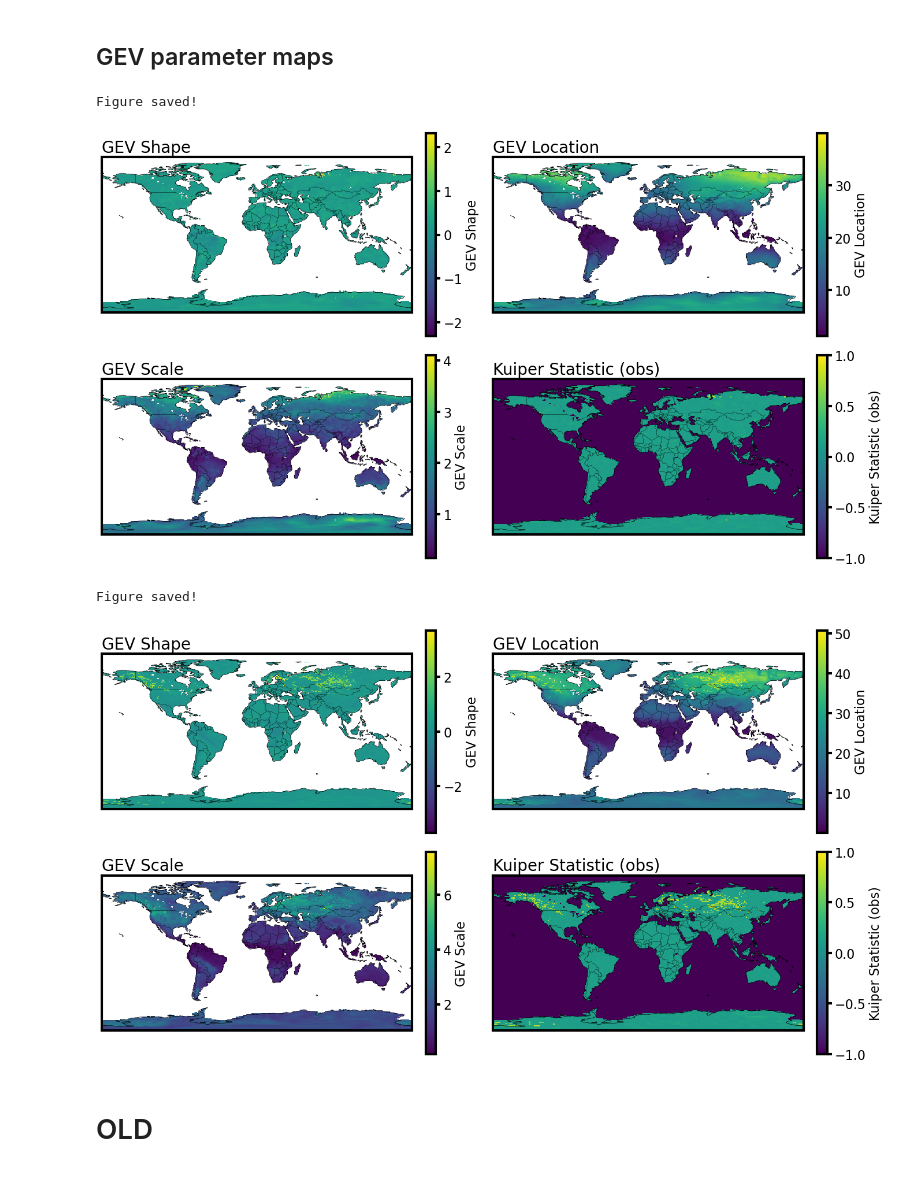
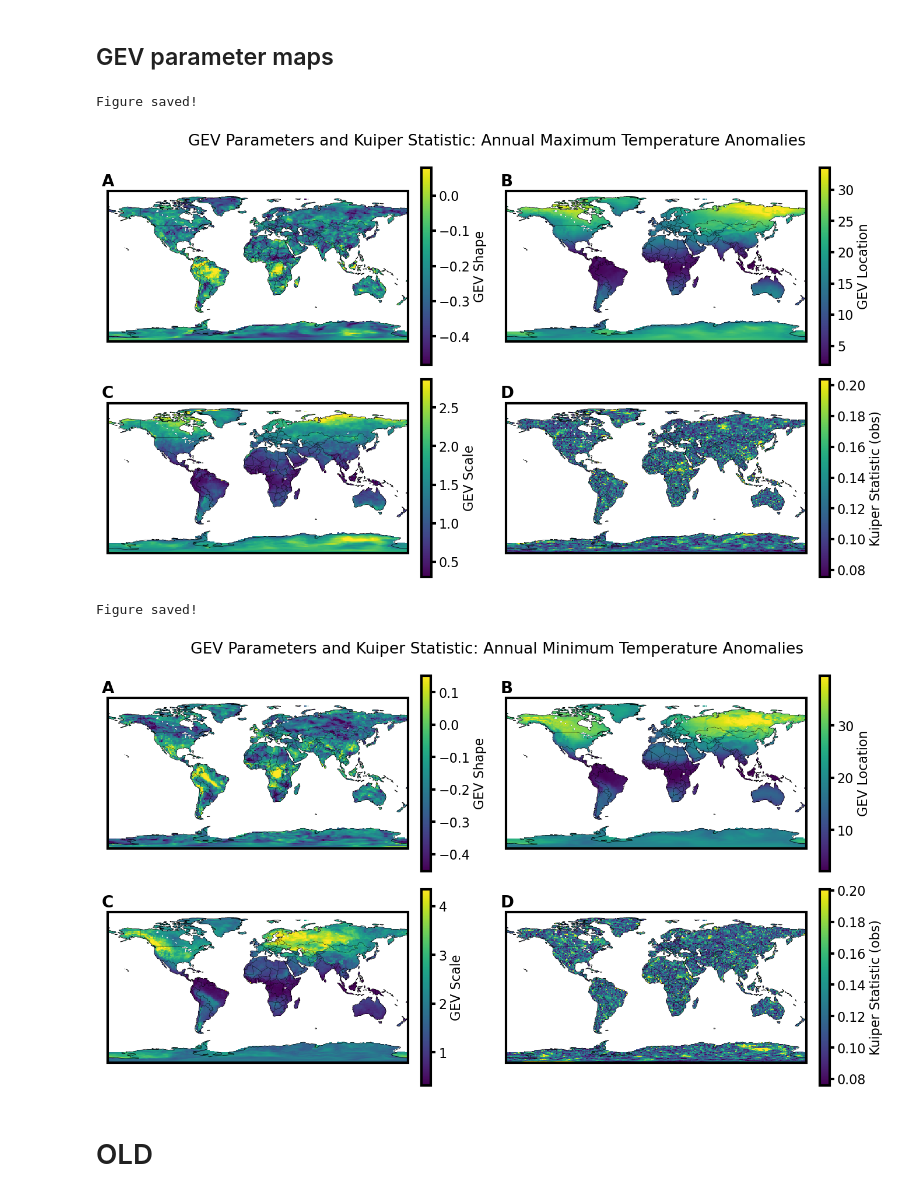
Before and after one commit to adam-bauer-34/gev-heat-waves, a Jupyter notebook: kuiper_analysis.ipynb, the cells around one changed output. Saved outputs shown, nothing was run; the diff lists cells and outputs as text; code cells hidden in the pictures.

```diff
--- a/kuiper_analysis.ipynb
+++ b/kuiper_analysis.ipynb
@@ -154,7 +165,7 @@ Figure saved!
 # %% [markdown]
 ## GEV parameter maps
 # %%
-def plot_gev_parameters(shape, loc, scale, k, titles=None, save_fig=True,
+def plot_gev_parameters(shape, loc, scale, k, titles=None, suptitle=None, save_fig=True,
                         filename_args=['gev-k', 'png', 'figs']):
     """
     Plot four xarray DataArrays (shape, loc, scale, k) on a 2x2 world map grid.
@@ -173,6 +184,10 @@ def plot_gev_parameters(shape, loc, scale, k, titles=None, save_fig=True,
 
     if titles is None:
         titles = ["GEV Shape", "GEV Location", "GEV Scale", "Kuiper Statistic (obs)"]
+        labels = titles.copy()
+
+    else:
+        labels = ["GEV Shape", "GEV Location", "GEV Scale", "Kuiper Statistic (obs)"]
 
     # Set up the 2x2 grid
     fig, axes = plt.subplots(
@@ -183,7 +198,7 @@ def plot_gev_parameters(shape, loc, scale, k, titles=None, save_fig=True,
 
     params = [shape, loc, scale, k]
 
-    for ax, da, title in zip(axes.flat, params, titles):
+    for ax, da, title, label in zip(axes.flat, params, titles, labels):
         # Add map features
         ax.add_feature(cfeature.COASTLINE, linewidth=0.5)
         ax.add_feature(cfeature.BORDERS, linewidth=0.3)
@@ -195,14 +210,30 @@ def plot_gev_parameters(shape, loc, scale, k, titles=None, save_fig=True,
             ax=ax,
             transform=ccrs.PlateCarree(),
             cmap="viridis",
-            add_colorbar=False
+            add_colorbar=False,
+            vmin=np.nanpercentile(da.values, 1),
+            vmax=np.nanpercentile(da.values, 99)
         )
 
         # Add an aligned colorbar on the right of each plot
         cbar = fig.colorbar(im, ax=ax, orientation='vertical', fraction=0.046, pad=0.04)
-        cbar.set_label(title)
+        cbar.set_label(label)
 
         ax.set_title(title)
+
+    # add labels
+    labels = ['A', 'B', 'C', 'D']
+    ind = 0
+    for a in axes.flat:
+        # label physical distance in and down:
+        trans = mtransforms.ScaledTranslation(0, 0.0, fig.dpi_scale_trans)
+        a.text(-0.02, 1.12, labels[ind], transform=a.transAxes + trans, fontsize=20, fontweight='bold',
+                verticalalignment='top', bbox=dict(facecolor='none', edgecolor='none', pad=1))
+        ind += 1
+
+    if suptitle is not None:
+        fig.suptitle(suptitle)
+
 
     plt.tight_layout()
     if save_fig:
@@ -212,21 +243,25 @@ def plot_gev_parameters(shape, loc, scale, k, titles=None, save_fig=True,
 # %%
 plot_gev_parameters(ds_max['shape_anom'],
                     ds_max['loc_anom'],
                     ds_max['scale_anom'],
                     ds_max['obs_k_anom'],
+                    titles=[''] * 4,
+                    suptitle="GEV Parameters and Kuiper Statistic: Annual Maximum Temperature Anomalies",
                     filename_args=['gev-kuiper-maps-annual-max-anom', 'png', 'figs'])
 # %% [output]
 Figure saved!
-[figure, old version]
+[figure, new version]
 # %%
 plot_gev_parameters(ds_min['shape_anom'],
                     ds_min['loc_anom'],
                     ds_min['scale_anom'],
                     ds_min['obs_k_anom'],
+                    titles=[''] * 4,
+                    suptitle="GEV Parameters and Kuiper Statistic: Annual Minimum Temperature Anomalies",
                     filename_args=['gev-kuiper-maps-annual-min', 'png', 'figs'])
 # %% [output]
 Figure saved!
-[figure, old version]
+[figure, new version]
 # %% [markdown]
 # OLD
 # %%
```
Also changed, not shown: parts of 5 cells of this notebook, 3 other files.
